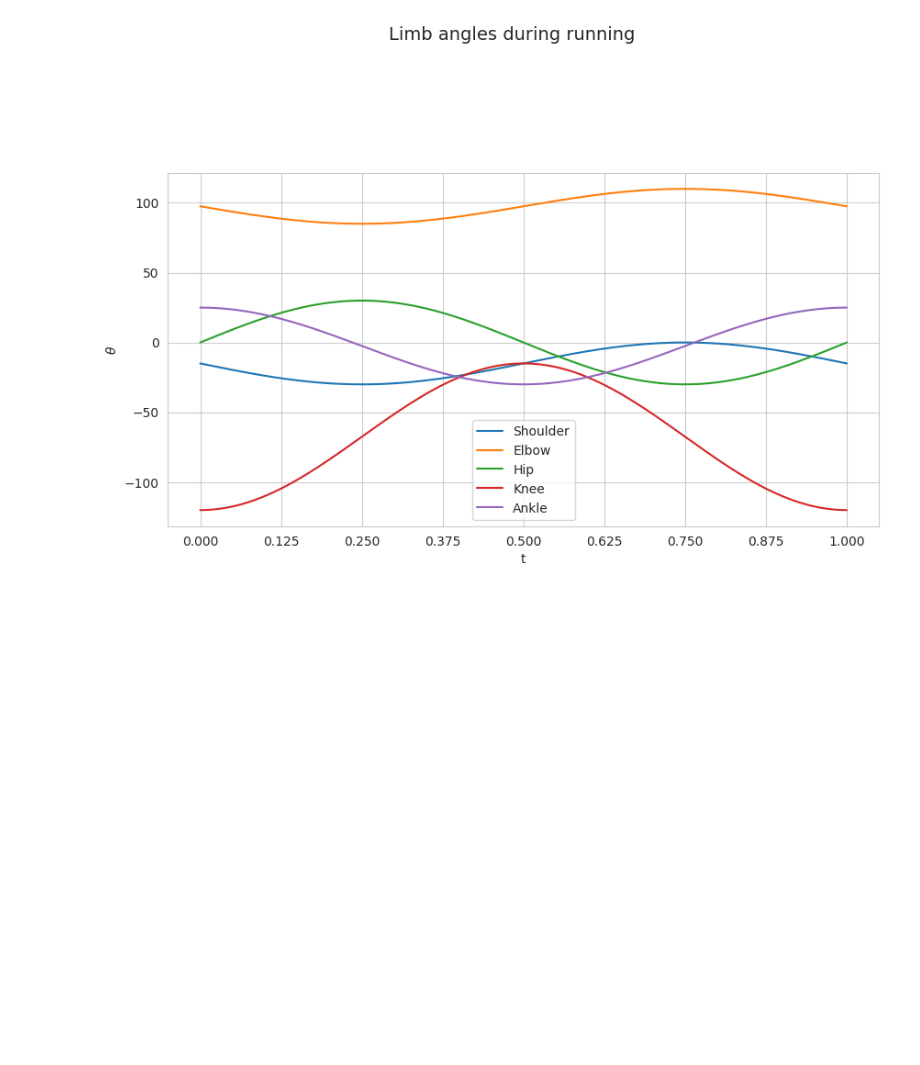
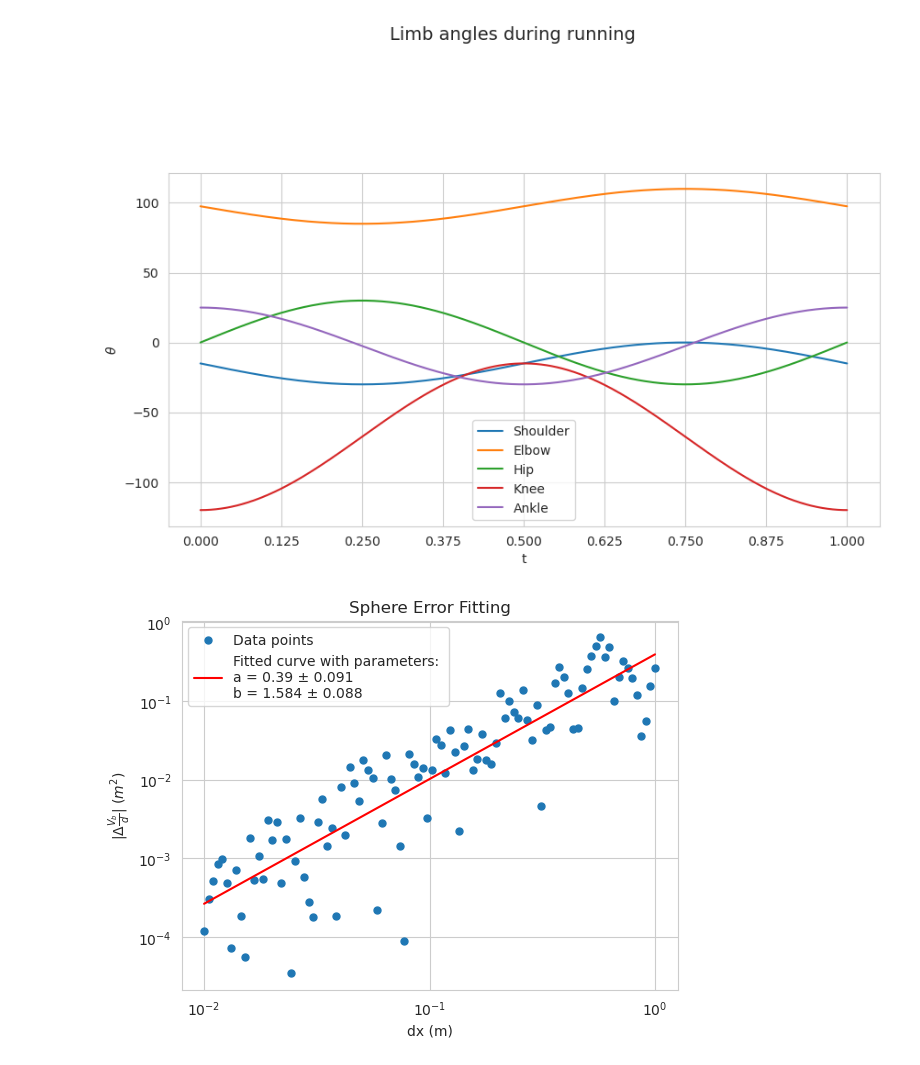
Before and after one commit to Cr3sp1/Rain, a Jupyter notebook: Visualization/Tesi.ipynb, the cells around one changed output. Drawn from its saved outputs; the diff is of its cells as text; code cells hidden in the pictures; blank space fills up the shorter version.

```diff
--- a/Visualization/Tesi.ipynb
+++ b/Visualization/Tesi.ipynb
@@ -450,3 +131,54 @@ plt.figtext(0.5, 1.2, 'Limb angles during running', ha='center', va='top', fonts
 plt.show()
 # %% [output]
 [figure]
+# %%
+def anal_s(v, bodyvel, rad):
+    surface = np.pi * rad ** 2
+    return np.linalg.norm(v) * surface / bodyvel
+
+def max_s(rad):
+    return np.pi * rad ** 2
+
+v = np.array( [-0.5, 0.5, -1.])
+bodyvel = 1.
+rad = 0.5
+
+
+# Read the data from the file
+df = pd.read_csv('../data/Sphere/ErrorS.dat', sep=' ', header=None, names=['dx', 'num'], index_col=False)
+
+# Transform the data
+df['error'] = np.abs(df['num'] - anal_s( v, bodyvel, rad))
+df['log_dx'] = np.log( df['dx'])
+df['log_error'] = np.log( df['error'])
+
+# Function to model (log-log power law)
+def power_law(x, a, b):
+    return np.log(a * np.power(np.exp(x), b))
+
+# Fit the data to the power-law model
+params, covariance = curve_fit(power_law, df['log_dx'], df['log_error'])
+
+# Generate fitted values
+fitted_error = np.exp(power_law(df['log_dx'], *params))
+
+# Calculate the standard errors: the square root of the diagonal elements
+standard_errors = np.sqrt(np.diag(covariance))
+
+# Plotting the data
+plt.scatter(df['dx'], df['error'], label='Data points', s=25)
+plt.xlabel('dx (m)')
+plt.ylabel(r'$|\Delta \frac{V_b}{d}|$ $(m^2)$')  # Replace with your actual label
+
+# Plot the fitted curve
+plt.plot(df['dx'], fitted_error, color='red', label=f"Fitted curve with parameters: \na = {round(params[0],3)} ± {round(standard_errors[0], 3)}\nb = {round(params[1], 3)} ± {round(standard_errors[1], 3)}")
+
+# Settings
+plt.xscale('log')
+plt.yscale('log')
+plt.title('Sphere Error Fitting')  # Replace with your actual title
+plt.grid(True)
+plt.legend()
+plt.show()
+# %% [output]
+[figure, added]
```
Also changed, not shown: parts of 14 cells of this notebook, 17 other files.
